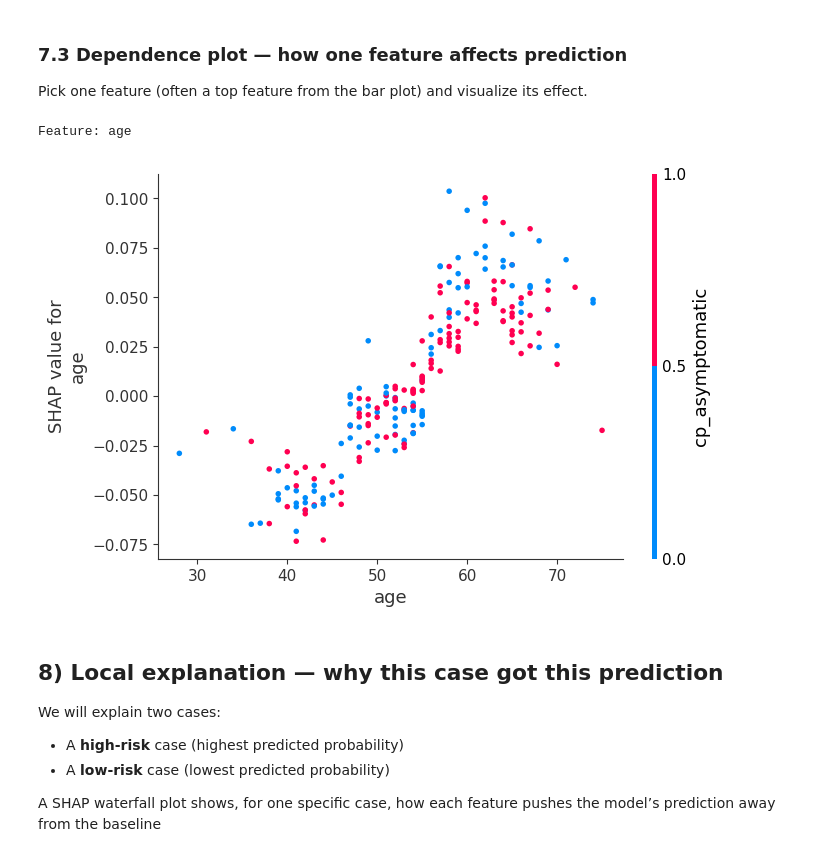
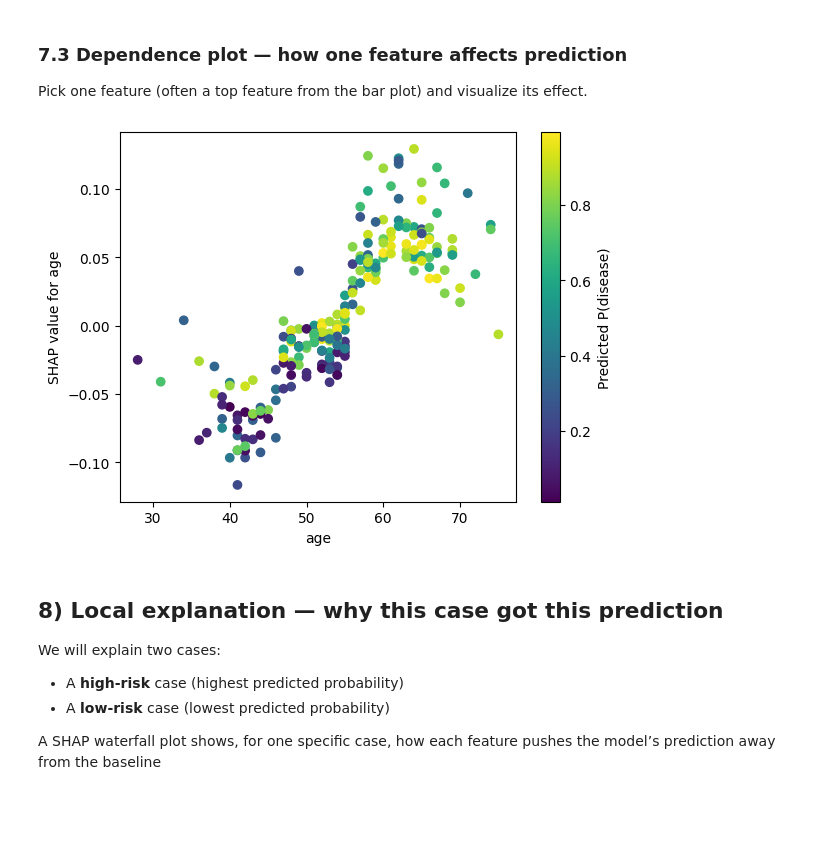
Before and after one commit to pvateekul/digitalhealth-ai2025, a Jupyter notebook: code/Class07_ASR&FaceRecognition/Lab_7_3_SHAPValues.ipynb, the cells around one changed output. Drawn from its saved outputs; the diff is of its cells as text; code cells hidden in the pictures; blank space fills up the shorter version.

Commit message:
Update Lab7_3 Shap Values

```diff
--- a/code/Class07_ASR&FaceRecognition/Lab_7_3_SHAPValues.ipynb
+++ b/code/Class07_ASR&FaceRecognition/Lab_7_3_SHAPValues.ipynb
@@ -356,21 +356,25 @@ shap.summary_plot(shap_pos, X_test_t, feature_names=feature_names, plot_type="ba
 ### 7.3 Dependence plot — how one feature affects prediction
 
 Pick one feature (often a top feature from the bar plot) and visualize its effect.
-# %%
-# Choose a feature to inspect (edit this if you want)
-feature_to_plot = feature_names[0]
-print("Feature:", feature_to_plot)
-
-shap.dependence_plot(
-    feature_to_plot,
-    shap_pos,
-    X_test_t,
-    feature_names=feature_names,
-    show=True
-)
-# %% [output]
-Feature: age
-[figure, removed]
+# %%
+import numpy as np
+import matplotlib.pyplot as plt
+
+feat = "age"
+j = feature_names.index(feat)
+
+x = X_test_t[:, j]
+y_shap = shap_pos[:, j]
+c = clf.predict_proba(X_test)[:, 1]
+
+plt.figure()
+sc = plt.scatter(x, y_shap, c=c)
+plt.xlabel(feat)
+plt.ylabel(f"SHAP value for {feat}")
+plt.colorbar(sc, label="Predicted P(disease)")
+plt.show()
+# %% [output]
+[figure, added]
 # %% [markdown]
 ## 8) Local explanation — why this case got this prediction
 
```
Also changed, not shown: parts of 9 cells of this notebook, 1 other file.
